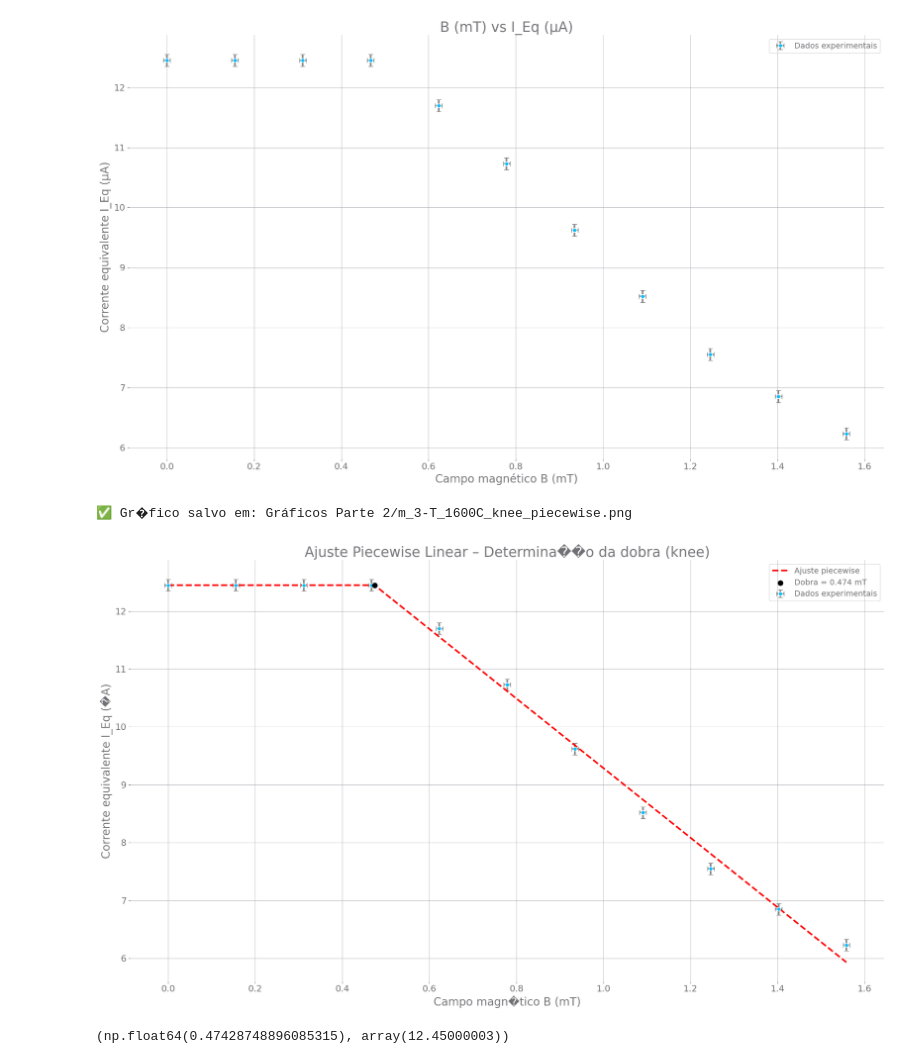
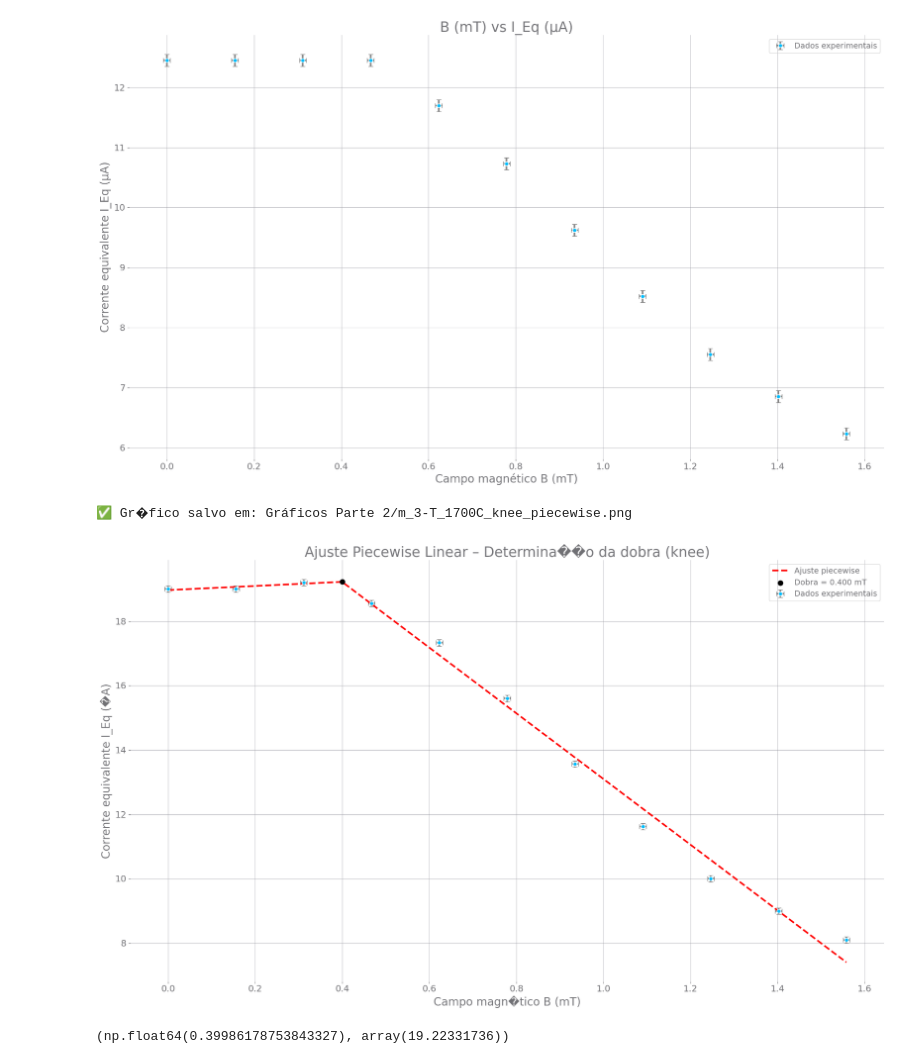
Before and after one commit to coppernium/termoionico, a Jupyter notebook: Gráficos parte 2.ipynb, the cells around one changed output. Cells and saved outputs as stored; diff of their text form; code cells hidden in the pictures.

```diff
--- a/Gráficos parte 2.ipynb
+++ b/Gráficos parte 2.ipynb
@@ -258,12 +258,12 @@ def plot_piecewise_knee(
 # %%
 caminho = "/home/joliveira/Documents/termoionico/Dados Obitdos 27.11.2025/"
 
 plot_piecewise_knee(
-    f"{caminho}m_3-T_1600C.ods",
+    f"{caminho}m_3-T_1700C.ods",
     salvar=True,
     pasta_saida="Gráficos Parte 2"
 )
 # %% [output]
-✅ Gr�fico salvo em: Gráficos Parte 2/m_3-T_1600C_knee_piecewise.png
+✅ Gr�fico salvo em: Gráficos Parte 2/m_3-T_1700C_knee_piecewise.png
-[figure, old version]
+[figure, new version]
-(np.float64(0.47428748896085315), array(12.45000003))
+(np.float64(0.39986178753843327), array(19.22331736))
```
Also changed, not shown: 3 other files.
